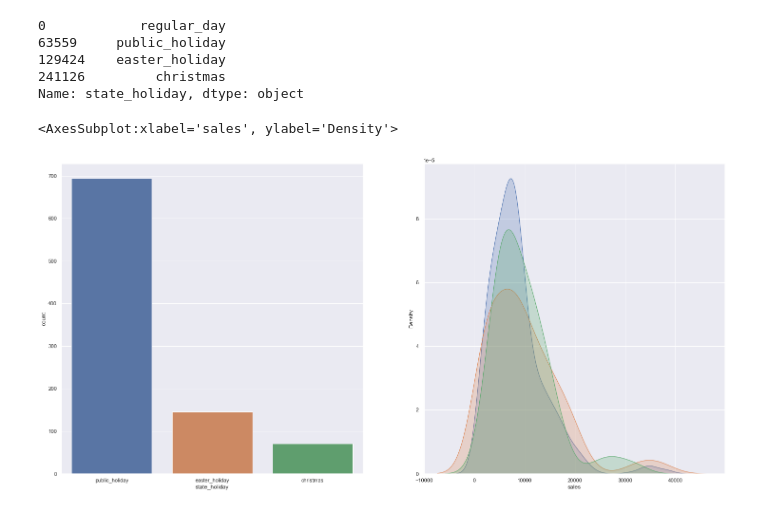
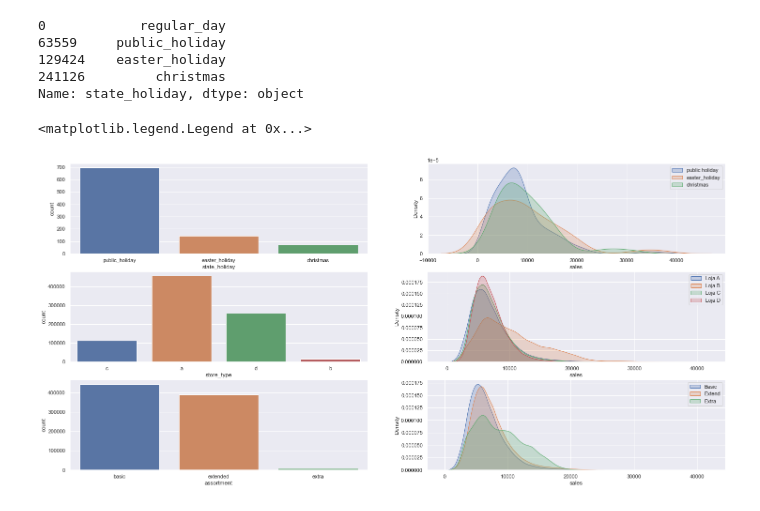
Before and after one commit to guiaraujofreitas/rossmann_estudo, a Jupyter notebook: Store-analise_dados_ modulo_04_1.ipynb, the cells around one changed output. Drawn from its saved outputs; the diff is of its cells as text; code cells hidden in the pictures.

```diff
--- a/Store-analise_dados_ modulo_04_1.ipynb
+++ b/Store-analise_dados_ modulo_04_1.ipynb
@@ -652,18 +653,41 @@ df4['state_holiday'].drop_duplicates()
 Name: state_holiday, dtype: object
 # %%
 #fonte conceito subplot =http://www.estruturas.ufpr.br/disciplinas/pos-graduacao/introducao-a-computacao-cientifica-com-python/introducao-python/3-2-figuras-subplotagens-eixos-e-marcadores/
+#https://paulovasconcellos.com.br/15-comandos-de-matplotlib-que-talvez-voc%C3%AA-n%C3%A3o-conhe%C3%A7a-17cf88a75119
+#https://www.acervolima.com.br/2020/05/adicionando-legendas-ao-grafico-com.html
 
 #state_holiday
-
-plt.subplot(1,2,1)
+plt.subplot(3,2,1)
 # a lógica do subplot é dessa forma: "linha,coluna, imagem".
-a= df4[df4['state_holiday']!= 'regular_day']
+a= df4[df4['state_holiday']!= 'regular_day'] #lógica: meus feriados estuados são menores que meus dias regulares de trabalho(isso é um filtro)
 sns.countplot(a['state_holiday'],label= 'Comparativo de feriados')
 
-plt.subplot(1,2,2)
+plt.subplot(3,2,2)
 sns.kdeplot(df4[df4['state_holiday'] =='public_holiday']['sales'],label = 'public holiday',shade=True)
-sns.kdeplot(df4[df4['state_holiday'] =='easter_holiday']['sales'],shade=True)
-sns.kdeplot(df4[df4['state_holiday'] == 'christmas']['sales'],shade=True)
+sns.kdeplot(df4[df4['state_holiday'] =='easter_holiday']['sales'],label = 'easter_holiday',shade=True)
+sns.kdeplot(df4[df4['state_holiday'] == 'christmas']['sales'],label = 'christmas',shade=True)
+plt.legend(loc='best') #legenda no gráfico/ colocando ela no melhor lugar
+
+#store_type:
+plt.subplot(3,2,3)
+sns.countplot(df4['store_type'],label='Tipos de Lojas')
+
+plt.subplot(3,2,4)
+sns.kdeplot(df4[df4['store_type']== 'a']['sales'],label='Loja A',shade=True)
+sns.kdeplot(df4[df4['store_type'] == 'b']['sales'], label='Loja B',shade=True)
+sns.kdeplot(df4[df4['store_type']=='c']['sales'],label = 'Loja C',shade=True)
+sns.kdeplot(df4[df4['store_type']=='d']['sales'],label= 'Loja D',shade= True)
+plt.legend(loc='best')
+
+#assortment (diversidade)
+plt.subplot(3,2,5)
+sns.countplot(df4['assortment'])
+
+plt.subplot(3,2,6)
+sns.kdeplot(df4[df4['assortment'] == 'basic']['sales'],label ='Basic',shade= True)
+sns.kdeplot(df4[df4['assortment'] == 'extended']['sales'],label='Extend',shade=True)
+sns.kdeplot(df4[df4['assortment'] =='extra']['sales'],label= 'Extra',shade=True)
+plt.legend(loc='best')
 # %% [output]
-<AxesSubplot:xlabel='sales', ylabel='Density'>
+<matplotlib.legend.Legend at 0x...>
-[figure, old version]
+[figure, new version]
```
Also changed, not shown: parts of 4 cells of this notebook.
